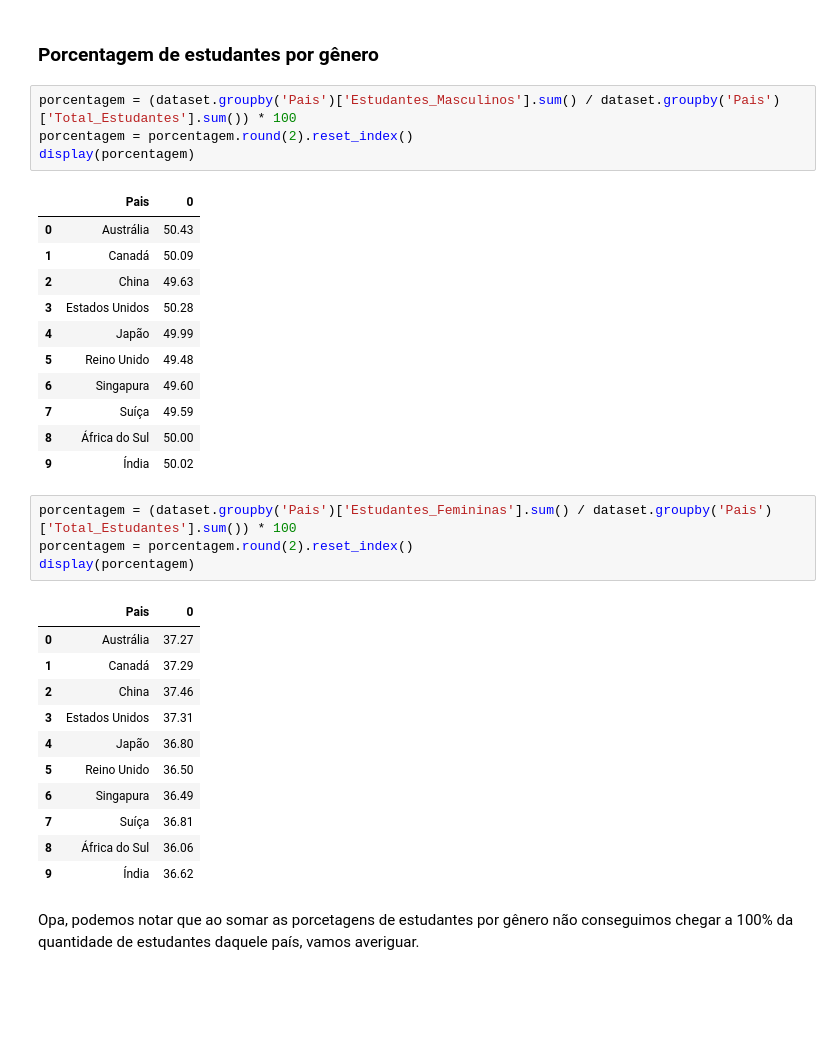
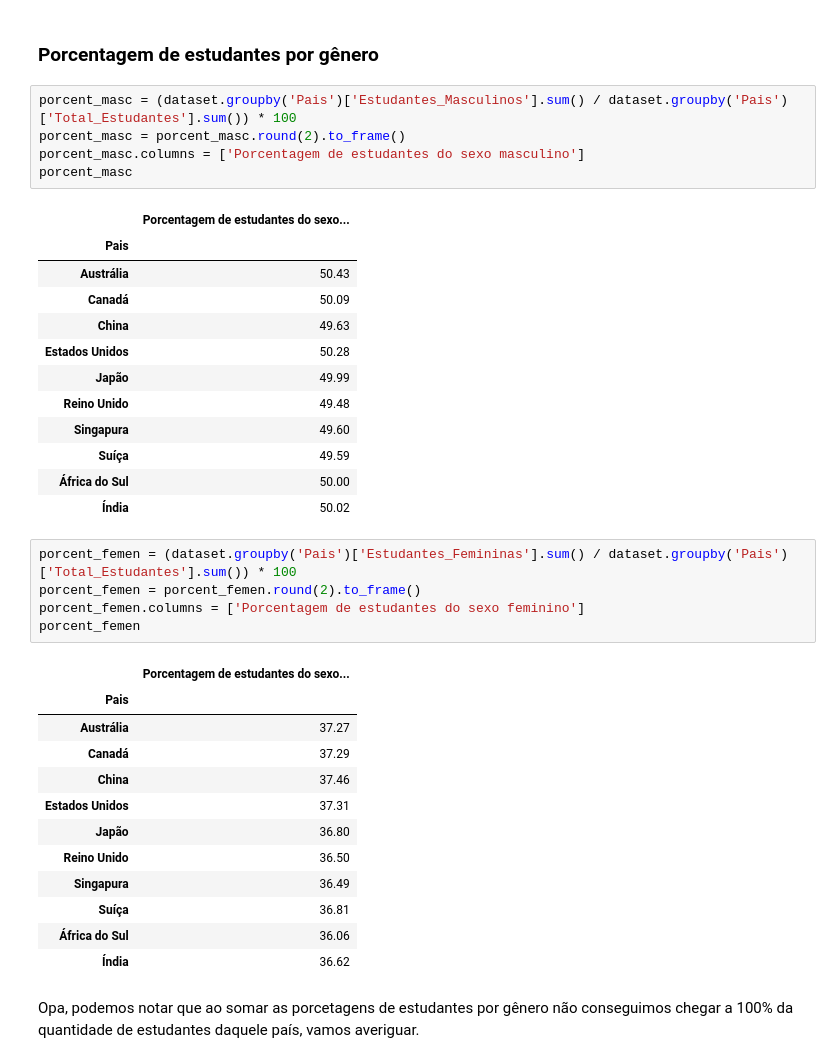
Before and after one commit to BruninSouza/Analise-Faculdades-Globais, a Jupyter notebook: analise.ipynb, the cells around one changed output. Cells and saved outputs as stored; diff of their text form; blank space fills up the shorter version.

```diff
--- a/analise.ipynb
+++ b/analise.ipynb
@@ -198,37 +198,41 @@ qtd_estud_masc_pais.sort_values(by='Estudantes_Femininas',ascending=False)
 # %% [markdown]
 ### Porcentagem de estudantes por gênero
 # %%
-porcentagem = (dataset.groupby('Pais')['Estudantes_Masculinos'].sum() / dataset.groupby('Pais')['Total_Estudantes'].sum()) * 100
-porcentagem = porcentagem.round(2).reset_index()
-display(porcentagem)
+porcent_masc = (dataset.groupby('Pais')['Estudantes_Masculinos'].sum() / dataset.groupby('Pais')['Total_Estudantes'].sum()) * 100
+porcent_masc = porcent_masc.round(2).to_frame()
+porcent_masc.columns = ['Porcentagem de estudantes do sexo masculino']
+porcent_masc
 # %% [output]
-|  | Pais | 0 |
-| 0 | Austrália | 50.43 |
-| 1 | Canadá | 50.09 |
-| 2 | China | 49.63 |
-| 3 | Estados Unidos | 50.28 |
-| 4 | Japão | 49.99 |
-| 5 | Reino Unido | 49.48 |
-| 6 | Singapura | 49.60 |
-| 7 | Suíça | 49.59 |
-| 8 | África do Sul | 50.00 |
-| 9 | Índia | 50.02 |
+|  | Porcentagem de estudantes do sexo... |
+| Pais |  |
+| Austrália | 50.43 |
+| Canadá | 50.09 |
+| China | 49.63 |
+| Estados Unidos | 50.28 |
+| Japão | 49.99 |
+| Reino Unido | 49.48 |
+| Singapura | 49.60 |
+| Suíça | 49.59 |
+| África do Sul | 50.00 |
+| Índia | 50.02 |
 # %%
-porcentagem = (dataset.groupby('Pais')['Estudantes_Femininas'].sum() / dataset.groupby('Pais')['Total_Estudantes'].sum()) * 100
-porcentagem = porcentagem.round(2).reset_index()
-display(porcentagem)
+porcent_femen = (dataset.groupby('Pais')['Estudantes_Femininas'].sum() / dataset.groupby('Pais')['Total_Estudantes'].sum()) * 100
+porcent_femen = porcent_femen.round(2).to_frame()
+porcent_femen.columns = ['Porcentagem de estudantes do sexo feminino']
+porcent_femen
 # %% [output]
-|  | Pais | 0 |
-| 0 | Austrália | 37.27 |
-| 1 | Canadá | 37.29 |
-| 2 | China | 37.46 |
-| 3 | Estados Unidos | 37.31 |
-| 4 | Japão | 36.80 |
-| 5 | Reino Unido | 36.50 |
-| 6 | Singapura | 36.49 |
-| 7 | Suíça | 36.81 |
-| 8 | África do Sul | 36.06 |
-| 9 | Índia | 36.62 |
+|  | Porcentagem de estudantes do sexo... |
+| Pais |  |
+| Austrália | 37.27 |
+| Canadá | 37.29 |
+| China | 37.46 |
+| Estados Unidos | 37.31 |
+| Japão | 36.80 |
+| Reino Unido | 36.50 |
+| Singapura | 36.49 |
+| Suíça | 36.81 |
+| África do Sul | 36.06 |
+| Índia | 36.62 |
 # %% [markdown]
 Opa, podemos notar que ao somar as porcetagens de estudantes por gênero não conseguimos chegar a 100% da quantidade de estudantes daquele país, vamos averiguar.
 # %% [markdown]
```
Also changed, not shown: parts of 35 cells of this notebook.
